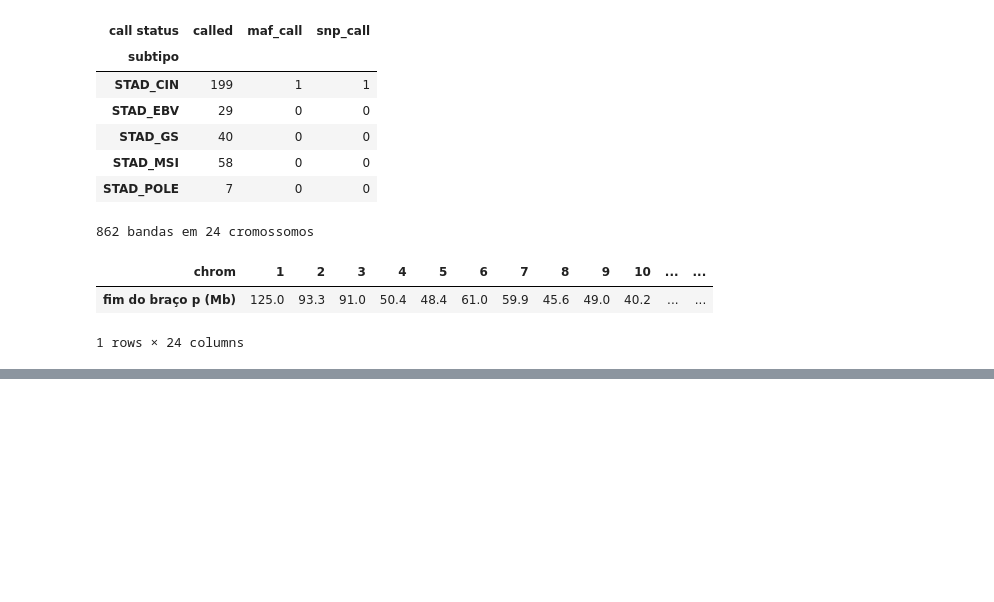
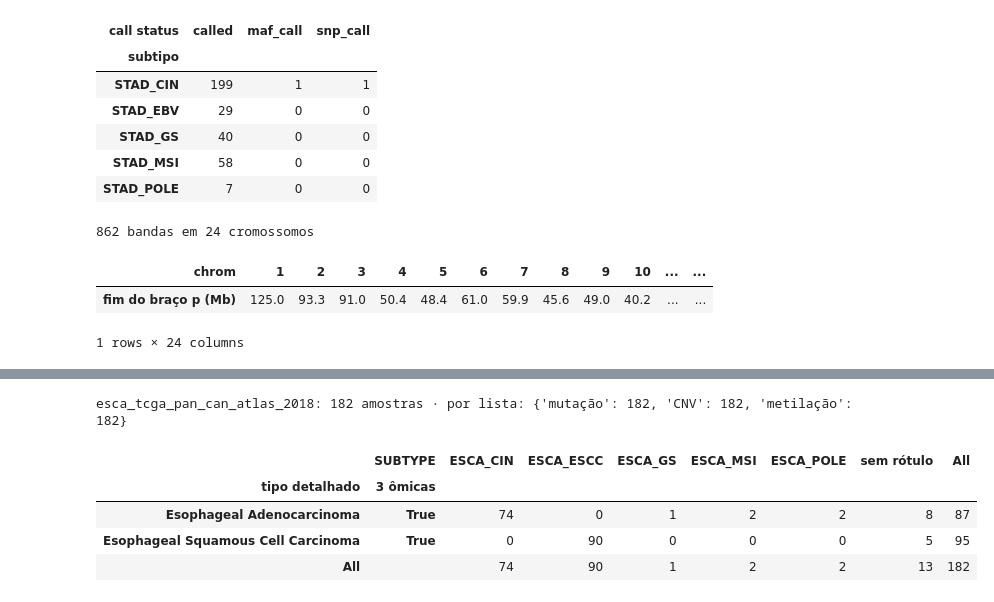
Before and after one commit to leocendino/imagens_de_cg_para_classificacao, a Jupyter notebook: notebooks/01_data.ipynb, the cells around one changed output, grey strips where cells are left out. Drawn from its saved outputs; the diff is of its cells as text; code cells hidden in the pictures; blank space fills up the shorter version.

```diff
--- a/notebooks/01_data.ipynb
+++ b/notebooks/01_data.ipynb
@@ -652,0 +714,19 @@ print(f"{len(cyto)} bandas em {cyto.chrom.nunique()} cromossomos")
+# %%
+# 0b-3: esôfago do TCGA (PanCanAtlas): rótulo por tipo detalhado e cobertura das 3 ômicas
+ESCA = "esca_tcga_pan_can_atlas_2018"
+sub_e = pd.DataFrame(api(f"studies/{ESCA}/clinical-data?clinicalDataType=PATIENT&attributeId=SUBTYPE",
+                         cache="esca_subtipos.json")).set_index("patientId")["value"]
+tipo_e = pd.DataFrame(api(f"studies/{ESCA}/clinical-data?clinicalDataType=SAMPLE&attributeId=CANCER_TYPE_DETAILED",
+                          cache="esca_tipo_detalhado.json"))
+am_e = {o: set(api(f"sample-lists/{ESCA}_{lista}/sample-ids", cache=f"esca_amostras_{lista}.json")) for o, lista in LISTAS.items()}
+tipo_e["3 ômicas"] = tipo_e.sampleId.isin(set.intersection(*am_e.values()))
+tipo_e["SUBTYPE"] = tipo_e.patientId.map(sub_e).fillna("sem rótulo")
+print(f"{ESCA}: {len(tipo_e)} amostras · por lista: {({o: len(s) for o, s in am_e.items()})}")
+pd.crosstab([tipo_e.value.rename("tipo detalhado"), tipo_e["3 ômicas"]], tipo_e.SUBTYPE, margins=True)
+# %% [output]
+esca_tcga_pan_can_atlas_2018: 182 amostras · por lista: {'mutação': 182, 'CNV': 182, 'metilação': 182}
+|  | SUBTYPE | ESCA_CIN | ESCA_ESCC | ESCA_GS | ESCA_MSI | ESCA_POLE | sem rótulo | All |
+| tipo detalhado | 3 ômicas |  |  |  |  |  |  |  |
+| Esophageal Adenocarcinoma | True | 74 | 0 | 1 | 2 | 2 | 8 | 87 |
+| Esophageal Squamous Cell Carcinoma | True | 0 | 90 | 0 | 0 | 0 | 5 | 95 |
+| All |  | 74 | 90 | 1 | 2 | 2 | 13 | 182 |
```
Also changed, not shown: parts of 5 cells of this notebook, 1 other file.
